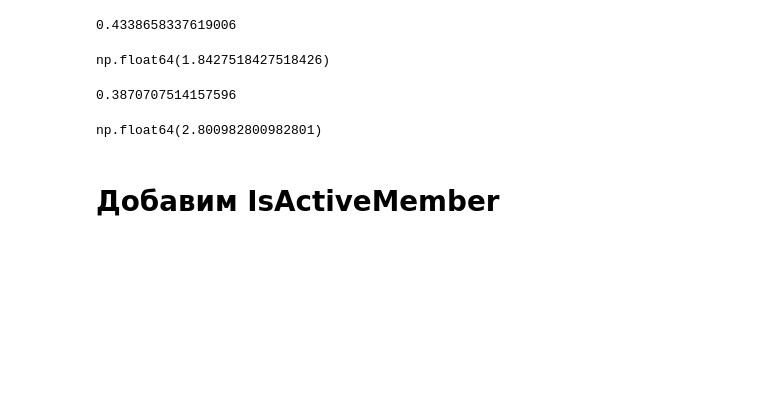
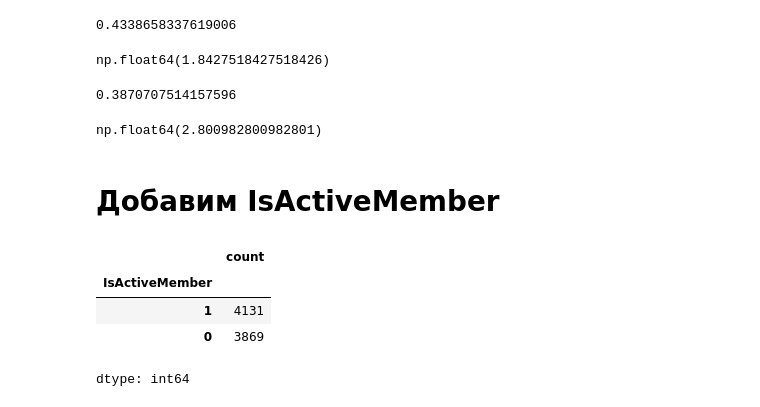
Before and after one commit to SergeyB81/Portfolio-DS, a Jupyter notebook: Car price/classification.ipynb, the cells around one changed output. Cells and saved outputs as stored; diff of their text form; code cells hidden in the pictures; blank space fills up the shorter version.

```diff
--- a/Car price/classification.ipynb
+++ b/Car price/classification.ipynb
@@ -513,3 +513,11 @@ uplift(test,'score_prod_age',0.2)
 np.float64(2.800982800982801)
 # %% [markdown]
 # **Добавим IsActiveMember**
+# %%
+train_full['IsActiveMember'].value_counts()
+# %% [output]
+|  | count |
+| IsActiveMember |  |
+| 1 | 4131 |
+| 0 | 3869 |
+dtype: int64
```
Also changed, not shown: parts of 30 cells of this notebook.
